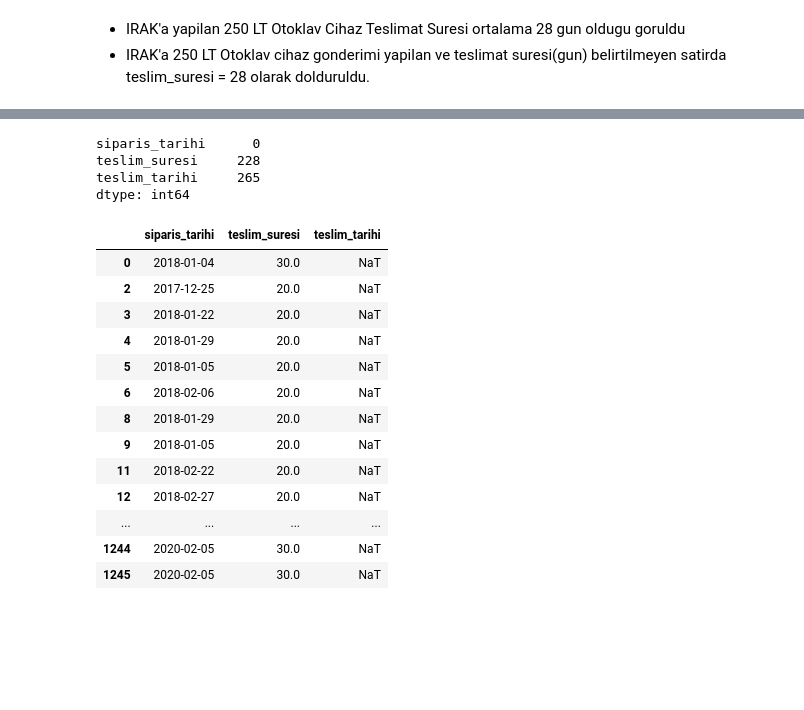
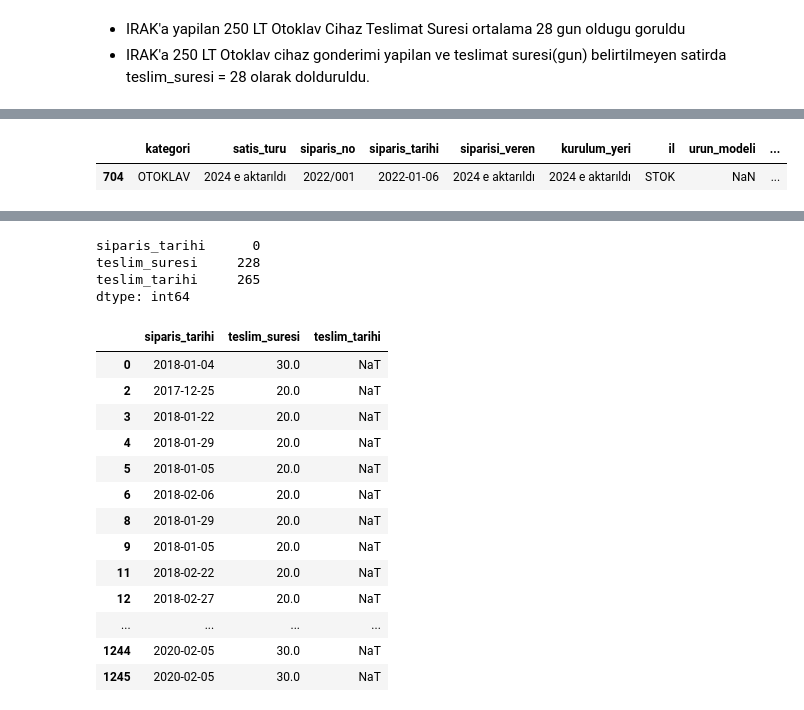
Before and after one commit to Duygu-Jones/LLM_Playground, a Jupyter notebook: 01_EDA/KATEGORILER/01_Otoklav_Oksijen/Duygu/Duygu_OTOKLAV_O2_eda-notebook.ipynb, the cells around one changed output, grey strips where cells are left out. Cells and saved outputs as stored; diff of their text form; code cells hidden in the pictures; blank space fills up the shorter version.

```diff
--- a/01_EDA/KATEGORILER/01_Otoklav_Oksijen/Duygu/Duygu_OTOKLAV_O2_eda-notebook.ipynb
+++ b/01_EDA/KATEGORILER/01_Otoklav_Oksijen/Duygu/Duygu_OTOKLAV_O2_eda-notebook.ipynb
@@ -2425,0 +2485,5 @@ MERSİN - OTOKLAV CIHAZI - ORTALAMA TESLIM SURESI(gun):  40.09090909090909
+# %%
+df_kategori.loc[[704]]
+# %% [output]
+|  | kategori | satis_turu | siparis_no | siparis_tarihi | siparisi_veren | kurulum_yeri | il | urun_modeli | ... |
+| 704 | OTOKLAV | 2024 e aktarıldı | 2022/001 | 2022-01-06 | 2024 e aktarıldı | 2024 e aktarıldı | STOK | NaN | ... |
```
Also changed, not shown: parts of 12 cells of this notebook.
